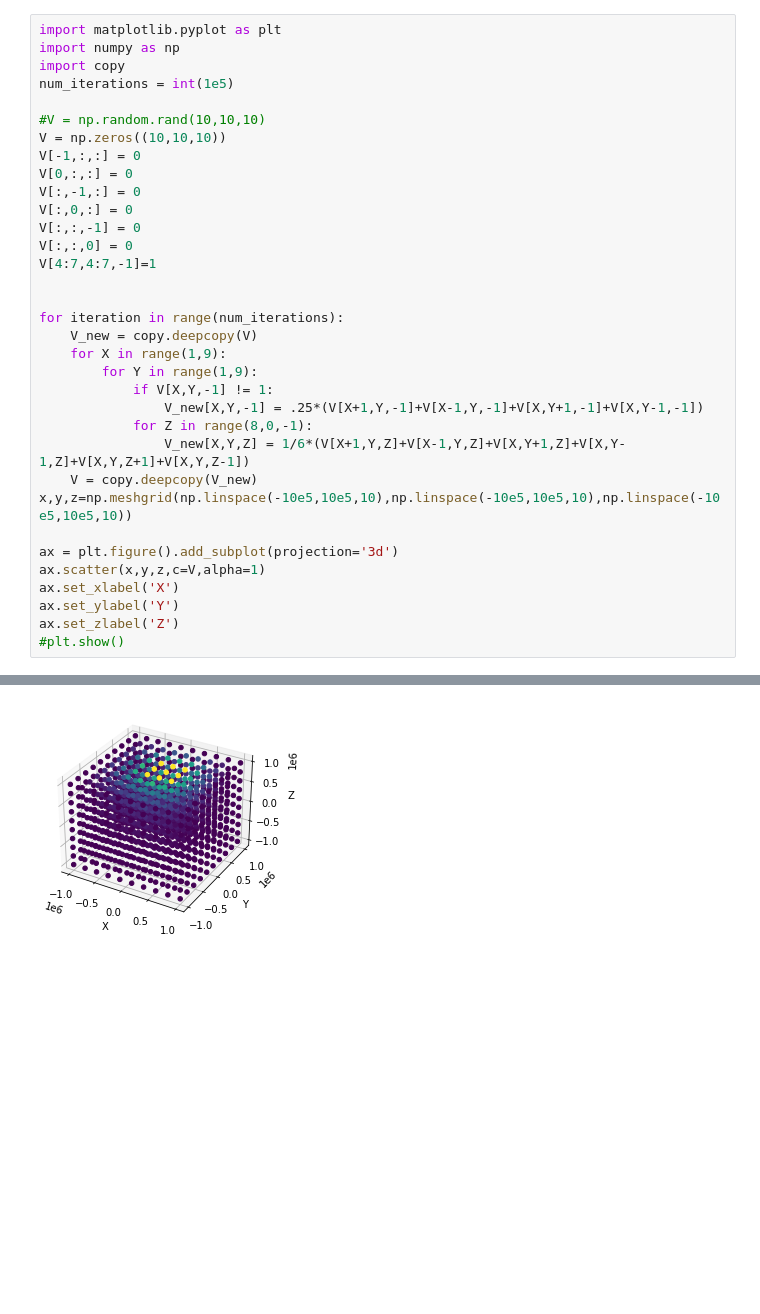
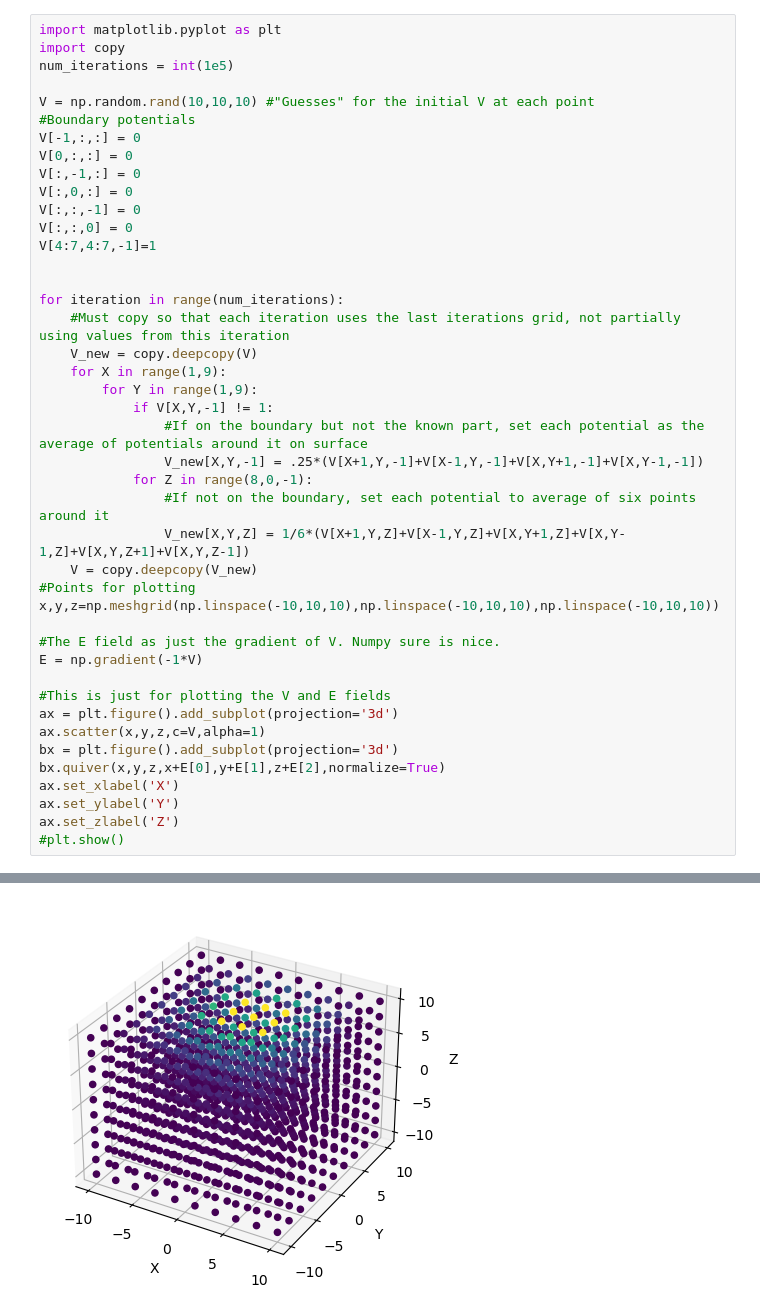
Before and after one commit to DylanJVA/EM-Project, a Jupyter notebook: Final-Project.ipynb, the cells around one changed output, grey strips where cells are left out. Drawn from its saved outputs; the diff is of its cells as text; blank space fills up the shorter version.

```diff
--- a/Final-Project.ipynb
+++ b/Final-Project.ipynb
@@ -1,37 +62,46 @@
 # %%
 import matplotlib.pyplot as plt
-import numpy as np
 import copy
 num_iterations = int(1e5)
 
-#V = np.random.rand(10,10,10)
-V = np.zeros((10,10,10))
+V = np.random.rand(10,10,10) #"Guesses" for the initial V at each point
+#Boundary potentials
 V[-1,:,:] = 0
 V[0,:,:] = 0
 V[:,-1,:] = 0
 V[:,0,:] = 0
 V[:,:,-1] = 0
 V[:,:,0] = 0
 V[4:7,4:7,-1]=1
 
 
 for iteration in range(num_iterations):
+    #Must copy so that each iteration uses the last iterations grid, not partially using values from this iteration
     V_new = copy.deepcopy(V)
     for X in range(1,9):
         for Y in range(1,9):
             if V[X,Y,-1] != 1:
+                #If on the boundary but not the known part, set each potential as the average of potentials around it on surface
                 V_new[X,Y,-1] = .25*(V[X+1,Y,-1]+V[X-1,Y,-1]+V[X,Y+1,-1]+V[X,Y-1,-1])
             for Z in range(8,0,-1):
+                #If not on the boundary, set each potential to average of six points around it
                 V_new[X,Y,Z] = 1/6*(V[X+1,Y,Z]+V[X-1,Y,Z]+V[X,Y+1,Z]+V[X,Y-1,Z]+V[X,Y,Z+1]+V[X,Y,Z-1])
     V = copy.deepcopy(V_new)
-x,y,z=np.meshgrid(np.linspace(-10e5,10e5,10),np.linspace(-10e5,10e5,10),np.linspace(-10e5,10e5,10))
+#Points for plotting
+x,y,z=np.meshgrid(np.linspace(-10,10,10),np.linspace(-10,10,10),np.linspace(-10,10,10))
 
+#The E field as just the gradient of V. Numpy sure is nice.
+E = np.gradient(-1*V)
+
+#This is just for plotting the V and E fields
 ax = plt.figure().add_subplot(projection='3d')
 ax.scatter(x,y,z,c=V,alpha=1)
+bx = plt.figure().add_subplot(projection='3d')
+bx.quiver(x,y,z,x+E[0],y+E[1],z+E[2],normalize=True)
 ax.set_xlabel('X')
 ax.set_ylabel('Y')
 ax.set_zlabel('Z')
 #plt.show()
 # %% [output]
 Text(0.5, 0, 'Z')
-[figure, old version]
+[figure, new version]
```
Also changed, not shown: parts of 5 cells of this notebook.
